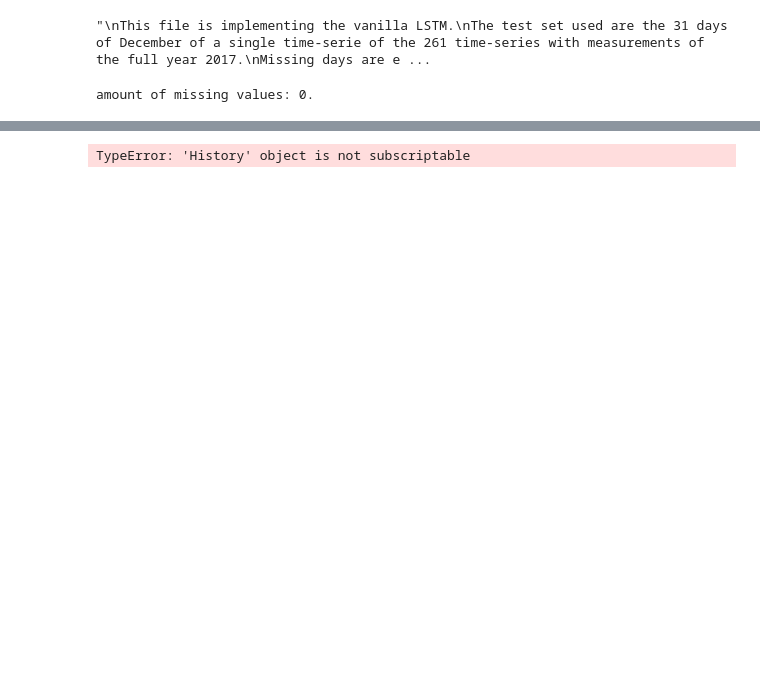
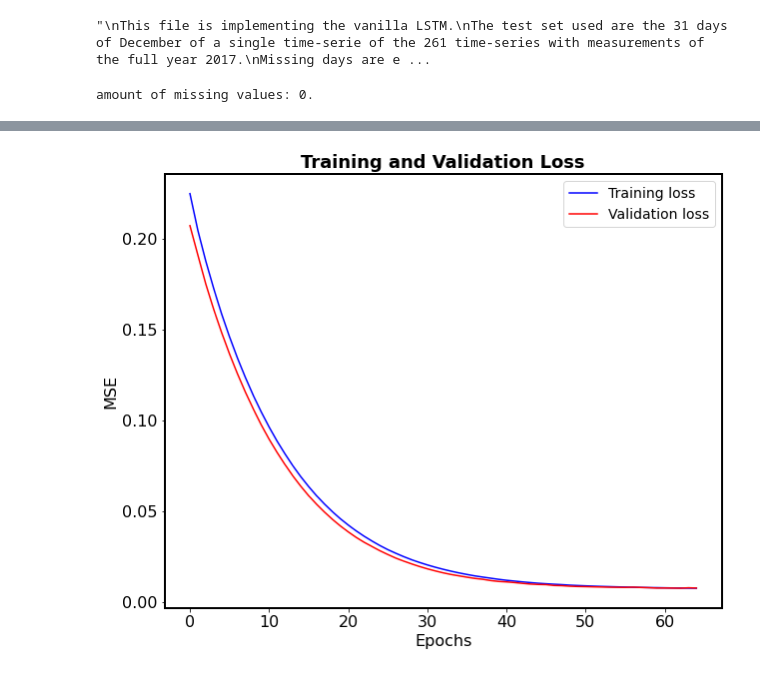
Before and after one commit to StijnStaring/TS_code, a Jupyter notebook: Forecasting/LSTM/vanilla_LSTM.ipynb, the cells around one changed output, grey strips where cells are left out. Saved outputs shown, nothing was run; the diff lists cells and outputs as text; code cells hidden in the pictures; blank space fills up the shorter version.

Commit message:
training val loss visualization

```diff
--- a/Forecasting/LSTM/vanilla_LSTM.ipynb
+++ b/Forecasting/LSTM/vanilla_LSTM.ipynb
@@ -160,6 +157,7 @@ from keras.callbacks import EarlyStopping,ModelCheckpoint, History
 path_checkpoint = "model_checkpoint.h5"
 modelckpt_callback = ModelCheckpoint(monitor="val_loss",filepath=path_checkpoint,verbose=1,save_weights_only=True,save_best_only=True)
 def build_model(training: pd.Series,validation: pd.Series, temperature_norm: pd.Series, lag_value: int,nb_epoch: int = 1, regularization_parameter = 0.01,batch_size_para: int = 32,verbose_para: int = 1):
+    history = History()
     X,y = input_output_LSTM(training, temperature_norm, lag_value)
     X_val,y_val = input_output_LSTM(validation, temperature_norm, lag_value)
     regularizers.l2(l=regularization_parameter)
@@ -172,11 +170,11 @@ def build_model(training: pd.Series,validation: pd.Series, temperature_norm: pd.
     model.add(Dense(units=y.shape[1],activation='relu',kernel_regularizer='l2'))
     model.compile(optimizer='adam',loss='mse')
     early_stopping_monitor = EarlyStopping(patience=2,restore_best_weights=True)
-    model.fit(x=X,y=y,epochs=nb_epoch,batch_size=batch_size_para,validation_data=(X_val,y_val),callbacks=[early_stopping_monitor,modelckpt_callback],verbose=verbose_para)
+    model.fit(x=X,y=y,epochs=nb_epoch,batch_size=batch_size_para,validation_data=(X_val,y_val),callbacks=[early_stopping_monitor,modelckpt_callback,history],verbose=verbose_para)
 
-    return model
+    return model,history
 # %%
-history = build_model(training=training,validation=validation,temperature_norm=temperature_norm,lag_value=3,nb_epoch=150)
+trained_model,hist = build_model(training=training,validation=validation,temperature_norm=temperature_norm,lag_value=3,nb_epoch=150)
 # %% [output]
 Train on 333 samples, validate on 45 samples
 Epoch 1/150
@@ -198,6 +196,9 @@ Epoch 00053: val_loss did not improve from 0.00851
 # %%
 # predictions
 # run the predictor ``warm'' on the trainingset --> before going to do predictions (remember matlab file)
+# History().history
+# loss = history.history["loss"]
+# history.keys()
 
-loss = history.history["loss"]
+# hist = trained_model[1]
 # %% [output]
@@ -205,18 +222,15 @@ TypeError: 'History' object is not subscriptable
 # %%
-def visualize_loss(history, title):
+def visualize_loss(history):
     loss = history.history["loss"]
     val_loss = history.history["val_loss"]
     epochs = range(len(loss))
-    plt.figure()
+    figure_layout(figsize=(10,8),titel="Training and Validation Loss",xlabel="Epochs",ylabel="MSE",grid=False)
     plt.plot(epochs, loss, "b", label="Training loss")
     plt.plot(epochs, val_loss, "r", label="Validation loss")
-    plt.title(title)
-    plt.xlabel("Epochs")
-    plt.ylabel("Loss")
     plt.legend()
     plt.show()
 
 
-visualize_loss(history, "Training and Validation Loss")
+visualize_loss(hist)
 # %% [output]
-TypeError: 'History' object is not subscriptable
+[figure, added]
```
Also changed, not shown: parts of 3 cells of this notebook, 2 other files.
